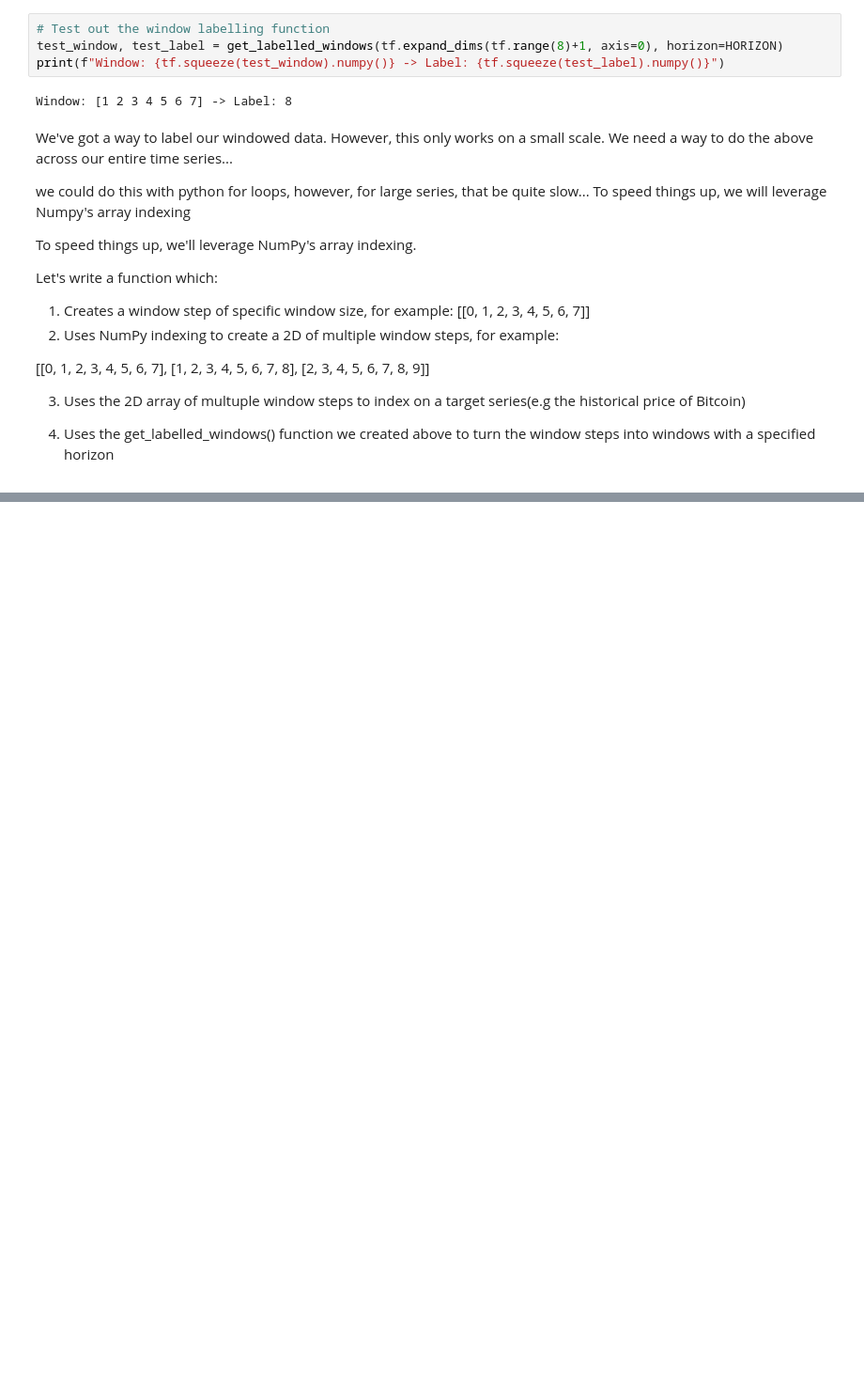
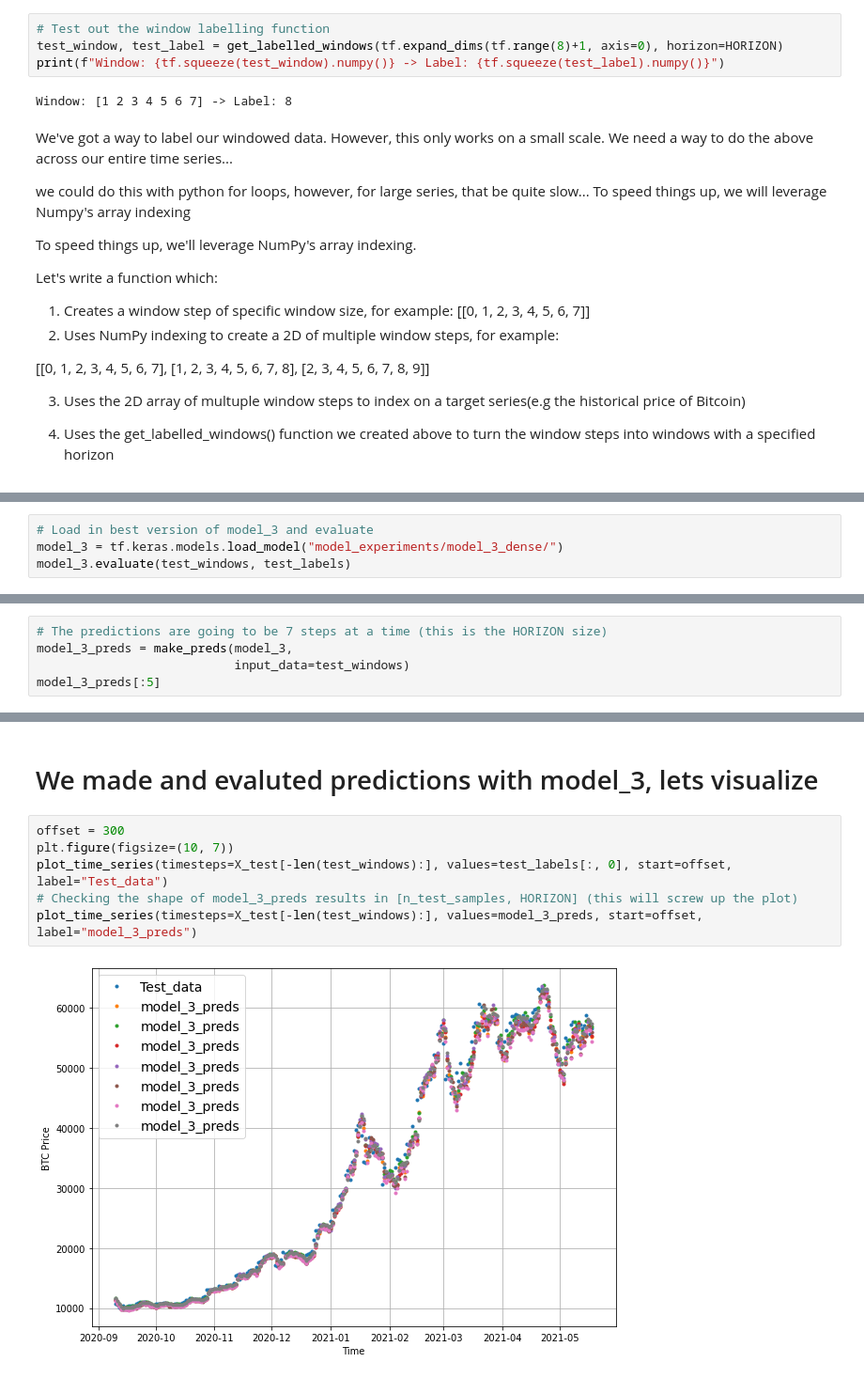
Before and after one commit to Kennedy87670/Other_Project, a Jupyter notebook: Time_series_forecating.ipynb, the cells around one changed output, grey strips where cells are left out. Shown: that part at 94% size. Saved outputs shown, nothing was run; the diff lists cells and outputs as text; blank space fills up the shorter version.

```diff
--- a/Time_series_forecating.ipynb
+++ b/Time_series_forecating.ipynb
@@ -463,0 +866,4 @@ Let's write a function which:
+# %%
+# Load in best version of model_3 and evaluate
+model_3 = tf.keras.models.load_model("model_experiments/model_3_dense/")
+model_3.evaluate(test_windows, test_labels)
@@ -463,0 +873,5 @@ Let's write a function which:
+# %%
+# The predictions are going to be 7 steps at a time (this is the HORIZON size)
+model_3_preds = make_preds(model_3,
+                           input_data=test_windows)
+model_3_preds[:5]
@@ -463,0 +959,10 @@ Let's write a function which:
+# %% [markdown]
+ # We made and evaluted predictions with model_3, lets visualize
+# %%
+offset = 300
+plt.figure(figsize=(10, 7))
+plot_time_series(timesteps=X_test[-len(test_windows):], values=test_labels[:, 0], start=offset, label="Test_data")
+# Checking the shape of model_3_preds results in [n_test_samples, HORIZON] (this will screw up the plot)
+plot_time_series(timesteps=X_test[-len(test_windows):], values=model_3_preds, start=offset, label="model_3_preds")
+# %% [output]
+[figure, added]
```
Also changed, not shown: parts of 46 cells of this notebook.
